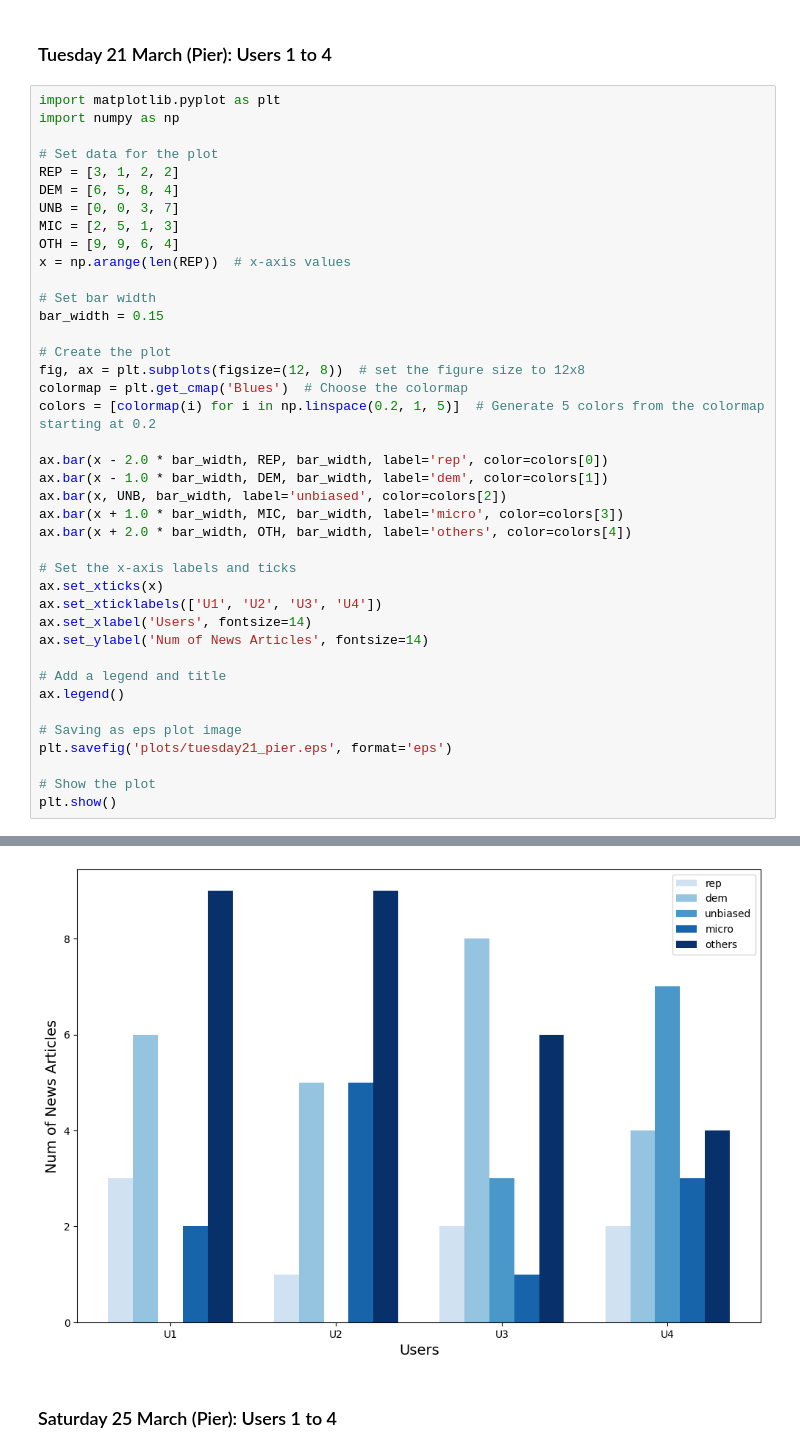
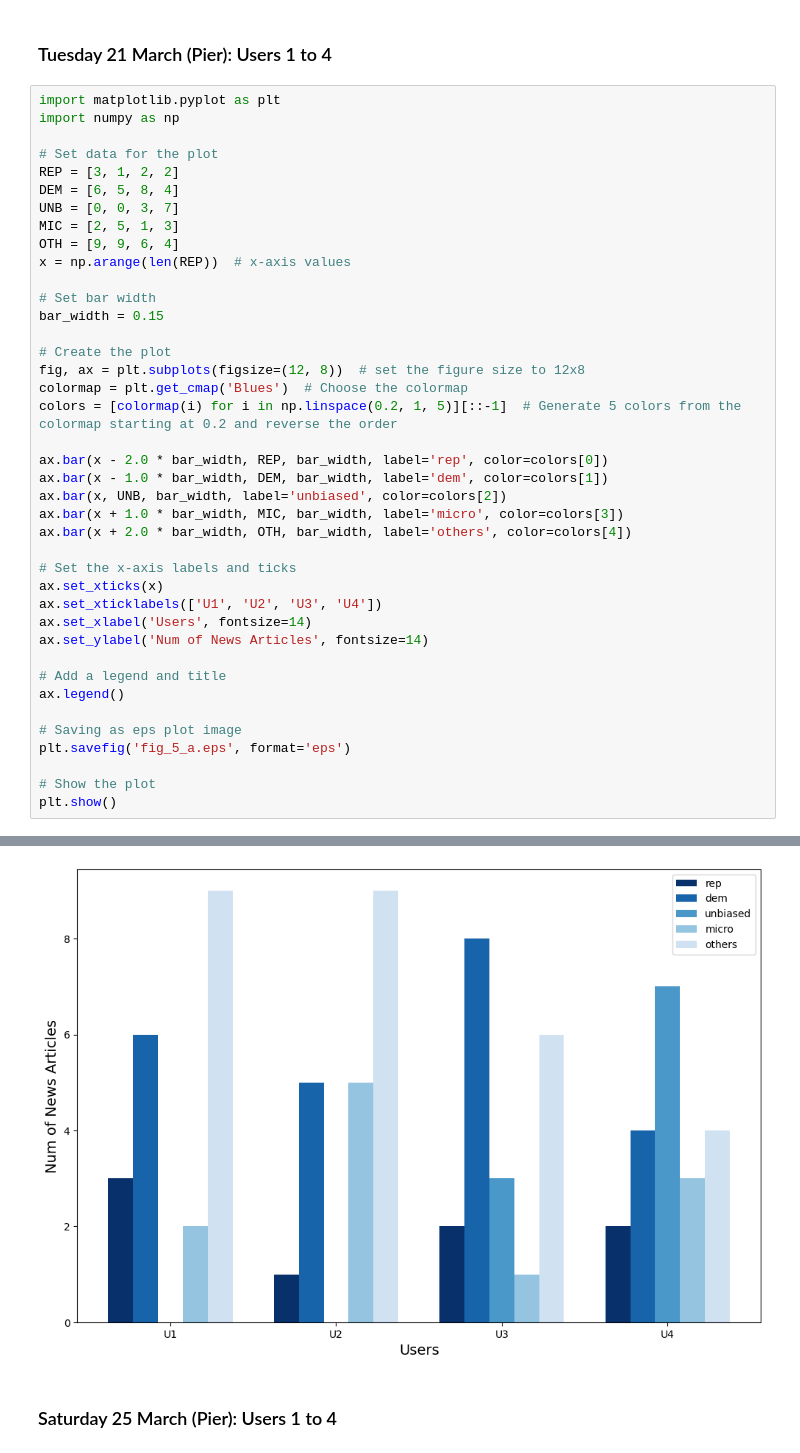
Before and after one commit to iamluirio/echo-chambers-news-aggregators, a Jupyter notebook: Code analysis/Analysis/newsRate_analysis.ipynb, the cells around one changed output, grey strips where cells are left out. Saved outputs shown, nothing was run; the diff lists cells and outputs as text.

```diff
--- a/Code analysis/Analysis/newsRate_analysis.ipynb
+++ b/Code analysis/Analysis/newsRate_analysis.ipynb
@@ -17,36 +17,36 @@ OTH = [9, 9, 6, 4]
 x = np.arange(len(REP))  # x-axis values
 
 # Set bar width
 bar_width = 0.15
 
 # Create the plot
 fig, ax = plt.subplots(figsize=(12, 8))  # set the figure size to 12x8
 colormap = plt.get_cmap('Blues')  # Choose the colormap
-colors = [colormap(i) for i in np.linspace(0.2, 1, 5)]  # Generate 5 colors from the colormap starting at 0.2
+colors = [colormap(i) for i in np.linspace(0.2, 1, 5)][::-1]  # Generate 5 colors from the colormap starting at 0.2 and reverse the order
 
 ax.bar(x - 2.0 * bar_width, REP, bar_width, label='rep', color=colors[0])
 ax.bar(x - 1.0 * bar_width, DEM, bar_width, label='dem', color=colors[1])
 ax.bar(x, UNB, bar_width, label='unbiased', color=colors[2])
 ax.bar(x + 1.0 * bar_width, MIC, bar_width, label='micro', color=colors[3])
 ax.bar(x + 2.0 * bar_width, OTH, bar_width, label='others', color=colors[4])
 
 # Set the x-axis labels and ticks
 ax.set_xticks(x)
 ax.set_xticklabels(['U1', 'U2', 'U3', 'U4'])
 ax.set_xlabel('Users', fontsize=14)
 ax.set_ylabel('Num of News Articles', fontsize=14)
 
 # Add a legend and title
 ax.legend()
 
 # Saving as eps plot image
-plt.savefig('plots/tuesday21_pier.eps', format='eps')
+plt.savefig('fig_5_a.eps', format='eps')
 
 # Show the plot
 plt.show()
 # %% [output]
 The PostScript backend does not support transparency; partially transparent artists will be rendered opaque.
-[figure, old version]
+[figure, new version]
 # %% [markdown]
 ### Saturday 25 March (Pier): Users 1 to 4
 # %%
```
